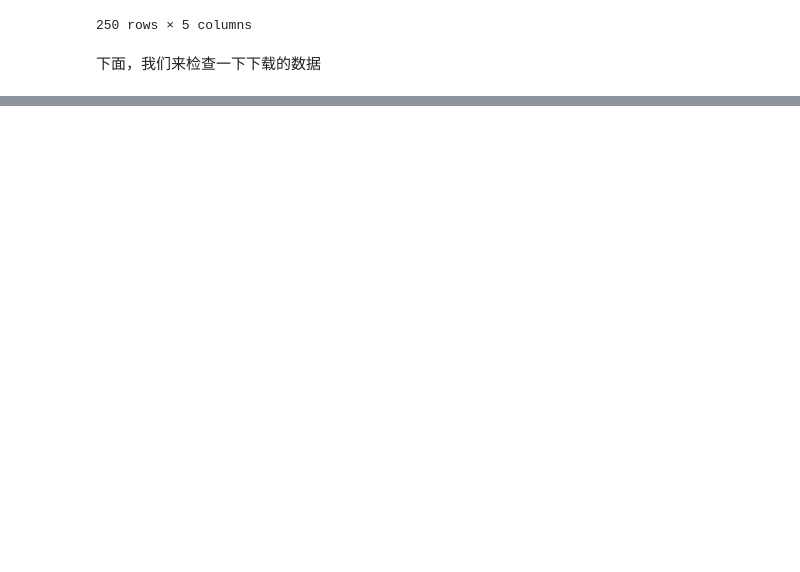
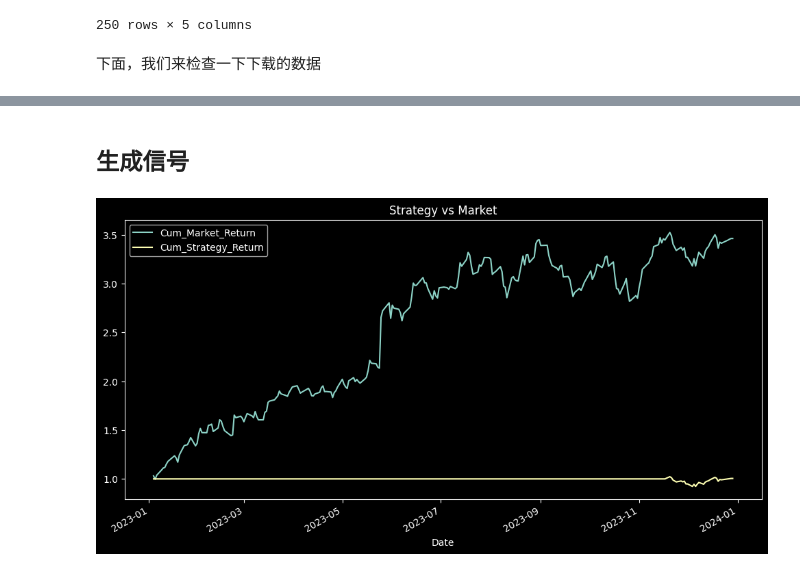
Before and after one commit to LUNARKN1GHT/My-Quant-Project, a Jupyter notebook: notebooks/01_data_explore.ipynb, the cells around one changed output, grey strips where cells are left out. Cells and saved outputs as stored; diff of their text form; code cells hidden in the pictures; blank space fills up the shorter version.

```diff
--- a/notebooks/01_data_explore.ipynb
+++ b/notebooks/01_data_explore.ipynb
@@ -61,0 +59,14 @@ dtype: int64
+# %%
+from scripts.indicators import IndicatorAppender
+import pandas as pd
+
+# 1. 获取刚刚下载的数据
+df_raw = pd.read_csv('../storage/raw/NVDA_20230101_20240101.csv', index_col=0, parse_dates=True)
+
+# 2. 加工数据
+appender = IndicatorAppender()
+df_processed = appender.add_trend_indicators(df_raw)
+df_processed = appender.add_momentum_indicators(df_processed)
+
+# 3. 观察结果
+df_processed.tail()
@@ -61,0 +81,23 @@ dtype: int64
+# %% [markdown]
+## 生成信号
+# %%
+from scripts.strategy import SimpleStrategy
+
+# 1. 生成信号
+strategy = SimpleStrategy()
+df_final = strategy.generate_signals(df_processed)
+
+# 2. 计算收益率
+# 计算每日市场涨跌幅
+df_final['Market_Return'] = df_final['Close'].pct_change()
+# 计算策略收益率 (今天的持仓状态 * 明天的涨跌幅)
+df_final['Strategy_Return'] = df_final['Position'].shift(1) * df_final['Market_Return']
+
+# 3. 计算累计收益并对比
+df_final['Cum_Market_Return'] = (1 + df_final['Market_Return']).cumprod()
+df_final['Cum_Strategy_Return'] = (1 + df_final['Strategy_Return']).cumprod()
+
+# 4. 可视化
+df_final[['Cum_Market_Return', 'Cum_Strategy_Return']].plot(figsize=(12, 6), title="Strategy vs Market")
+# %% [output]
+[figure, added]
```
Also changed, not shown: parts of 8 cells of this notebook.
